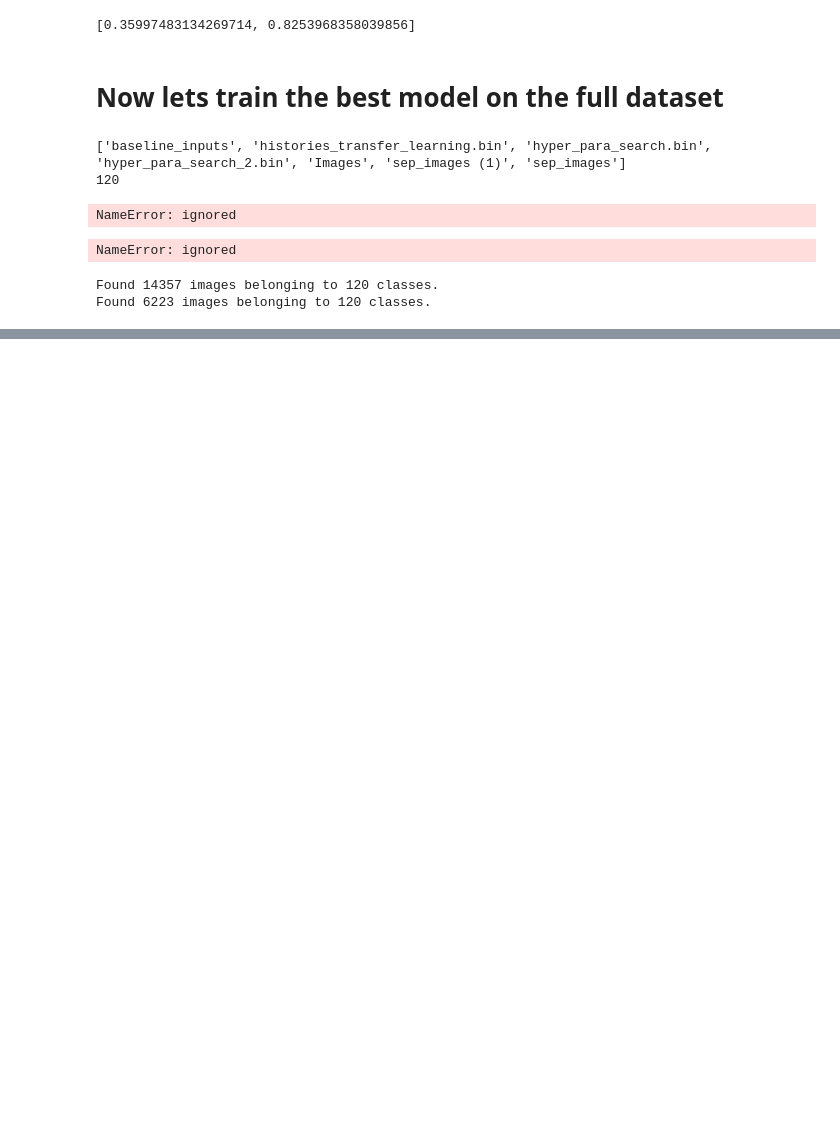
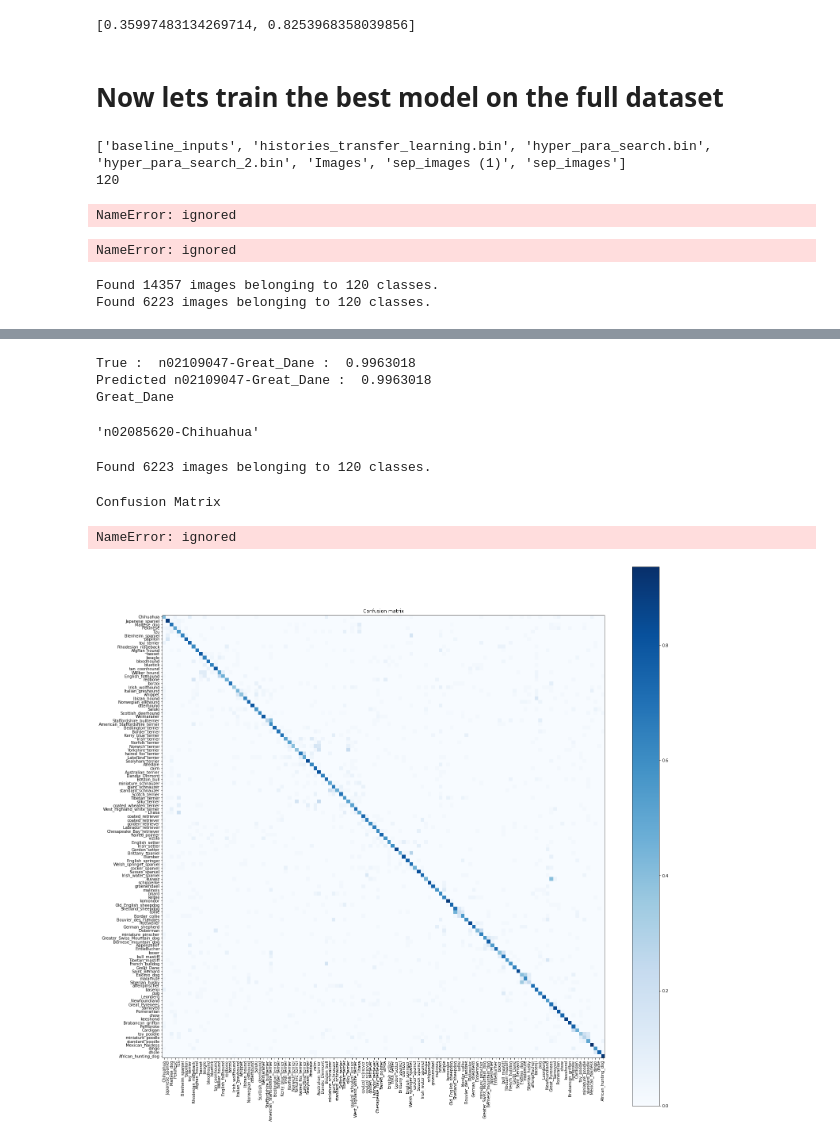
Before and after one commit to Jeremynadal33/classify_stanford_dogs, a Jupyter notebook: final_model.ipynb, the cells around one changed output, grey strips where cells are left out. Drawn from its saved outputs; the diff is of its cells as text; code cells hidden in the pictures; blank space fills up the shorter version.

Commit message:
Trained and plotted final model

```diff
--- a/final_model.ipynb
+++ b/final_model.ipynb
@@ -871,0 +1019,2 @@ Epoch 19/100
+# %%
+model = tf.keras.models.load_model(model_dir+'final_3.h5')
@@ -871,0 +1030,19 @@ Epoch 19/100
+# %%
+classe = 3
+ind = 1
+path = input_dir+'baseline_inputs/validation/'+os.listdir(input_dir+'baseline_inputs/validation/')[classe]+'/'+os.listdir(input_dir+'baseline_inputs/validation/'+os.listdir(input_dir+'baseline_inputs/validation/')[classe])[ind]
+# %%
+predict_new(path)
+# %% [output]
+True :  n02109047-Great_Dane :  0.9963018
+Predicted n02109047-Great_Dane :  0.9963018
+Great_Dane
+# %%
+ind2class = {}
+class2ind = train_generator.class_indices
+for key, ind in train_generator.class_indices.items():
+  ind2class[ind] = key
+# %%
+ind2class[class2ind['n02085620-Chihuahua']]
+# %% [output]
+'n02085620-Chihuahua'
@@ -871,0 +1080,37 @@ Epoch 19/100
+# %%
+from sklearn.metrics import classification_report, confusion_matrix
+
+validation_generator = test_datagen.flow_from_directory(input_dir+'sep_images/validation_clahe/',  # this is the target directory
+                                                   target_size=input_shape[:-1],  # all images will be resized to 150x150
+                                                   batch_size=batch_size,
+                                                   class_mode='categorical',
+                                                   color_mode='rgb',
+                                                   seed= 42,
+                                                   shuffle=False)  #useless for the no augmentation
+Y_pred = model.predict_generator(validation_generator)
+y_pred = np.argmax(Y_pred, axis=1)
+print('Confusion Matrix')
+# %% [output]
+Found 6223 images belonging to 120 classes.
+Confusion Matrix
+NameError: ignored
+# %%
+import itertools
+target_names = []
+for key in train_generator.class_indices:
+    target_names.append(key.split('-')[-1])
+
+cm = confusion_matrix(validation_generator.classes, y_pred,normalize='true')
+plt.figure(figsize=(25,25))
+
+plt.imshow(cm, interpolation='nearest', cmap=plt.cm.Blues)
+plt.title('Confusion matrix')
+plt.colorbar()
+tick_marks = np.arange(len(target_names))
+plt.xticks(tick_marks, target_names,rotation=90)
+plt.yticks(tick_marks, target_names)
+plt.savefig(png_dir+'cm.png')
+plt.show()
+#plot_confusion_matrix(cm, target_names, title='Confusion Matrix',normalize=True)
+# %% [output]
+[figure, added]
```
Also changed, not shown: parts of 15 cells of this notebook.
